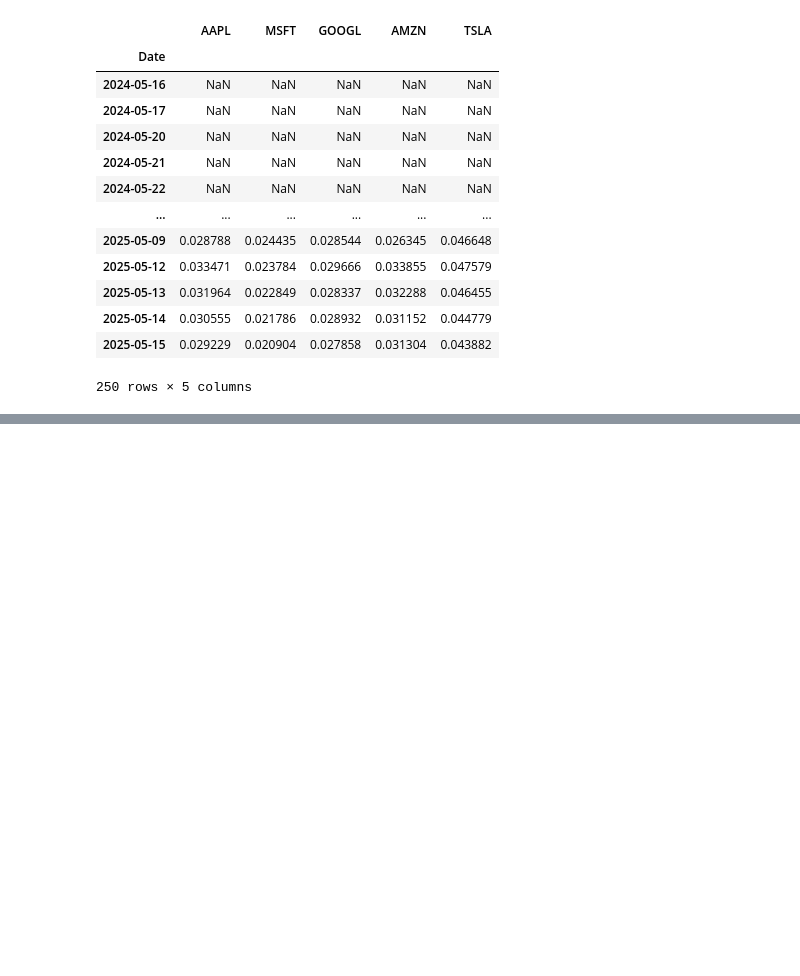
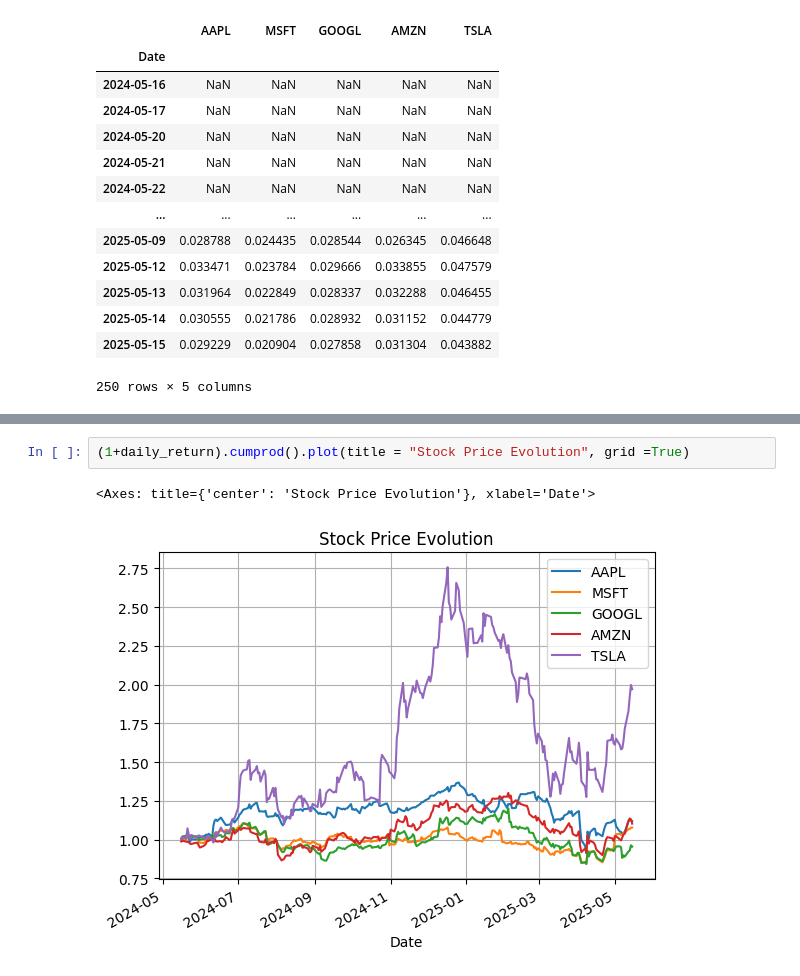
Before and after one commit to sohansputhran/quant-trading-system, a Jupyter notebook: notebooks/exploration.ipynb, the cells around one changed output, grey strips where cells are left out. Cells and saved outputs as stored; diff of their text form; blank space fills up the shorter version.

```diff
--- a/notebooks/exploration.ipynb
+++ b/notebooks/exploration.ipynb
@@ -289,0 +320,5 @@ daily_return.ewm(com=10, min_periods=10).std()
+# %%
+(1+daily_return).cumprod().plot(title = "Stock Price Evolution", grid =True)
+# %% [output]
+<Axes: title={'center': 'Stock Price Evolution'}, xlabel='Date'>
+[figure, added]
```
Also changed, not shown: parts of 6 cells of this notebook.
